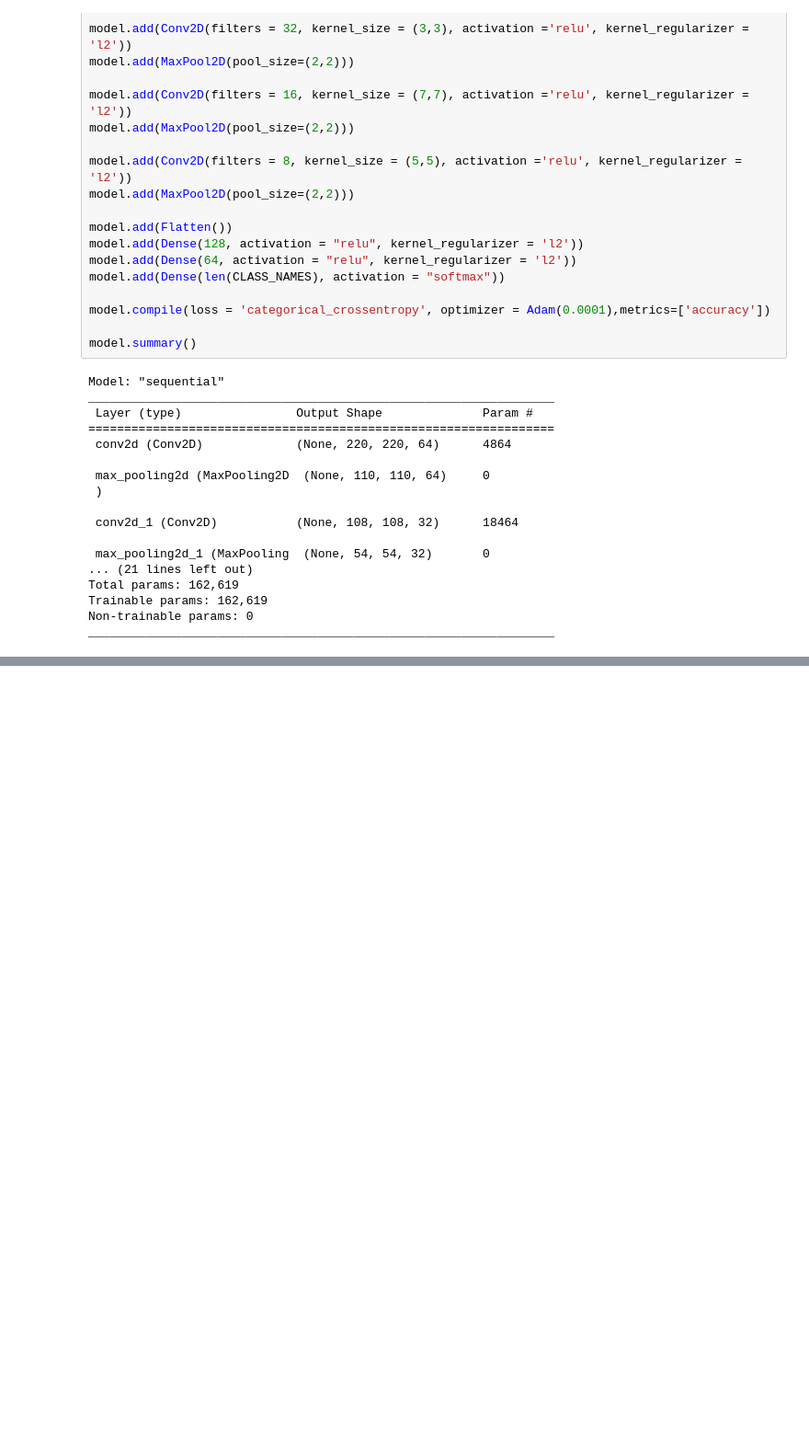
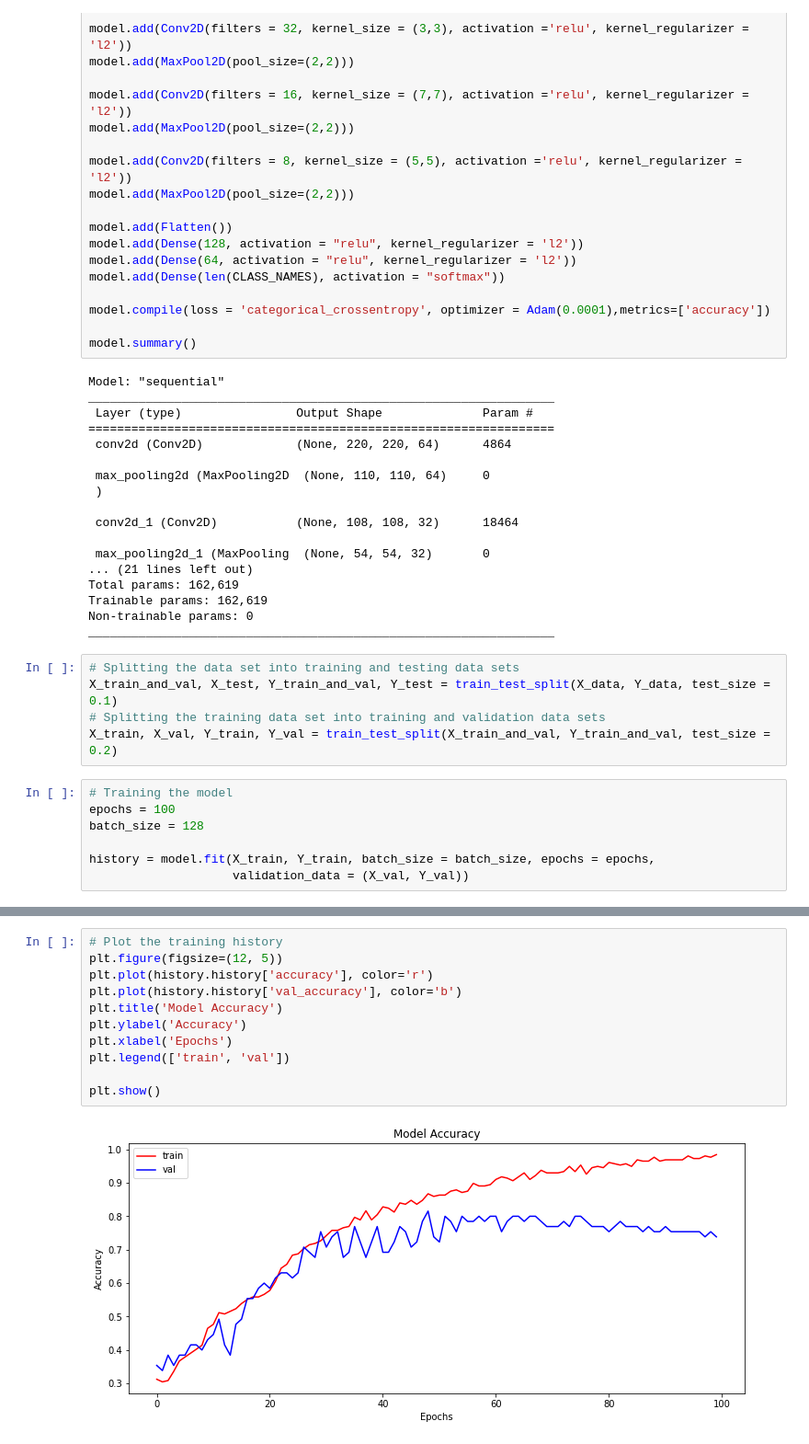
Before and after one commit to skmudassir-it/dog-breed-prediction, a Jupyter notebook: data.ipynb, the cells around one changed output, grey strips where cells are left out. Shown: that part at 92% size. Saved outputs shown, nothing was run; the diff lists cells and outputs as text; blank space fills up the shorter version.

Commit message:
model_gen

```diff
--- a/data.ipynb
+++ b/data.ipynb
@@ -106,3 +106,15 @@ Total params: 162,619
 Trainable params: 162,619
 Non-trainable params: 0
 _________________________________________________________________
+# %%
+# Splitting the data set into training and testing data sets
+X_train_and_val, X_test, Y_train_and_val, Y_test = train_test_split(X_data, Y_data, test_size = 0.1)
+# Splitting the training data set into training and validation data sets
+X_train, X_val, Y_train, Y_val = train_test_split(X_train_and_val, Y_train_and_val, test_size = 0.2)
+# %%
+# Training the model
+epochs = 100
+batch_size = 128
+
+history = model.fit(X_train, Y_train, batch_size = batch_size, epochs = epochs,
+                    validation_data = (X_val, Y_val))
@@ -108,0 +139,13 @@ _________________________________________________________________
+# %%
+# Plot the training history
+plt.figure(figsize=(12, 5))
+plt.plot(history.history['accuracy'], color='r')
+plt.plot(history.history['val_accuracy'], color='b')
+plt.title('Model Accuracy')
+plt.ylabel('Accuracy')
+plt.xlabel('Epochs')
+plt.legend(['train', 'val'])
+
+plt.show()
+# %% [output]
+[figure, added]
```
Also changed, not shown: parts of 3 cells of this notebook.
